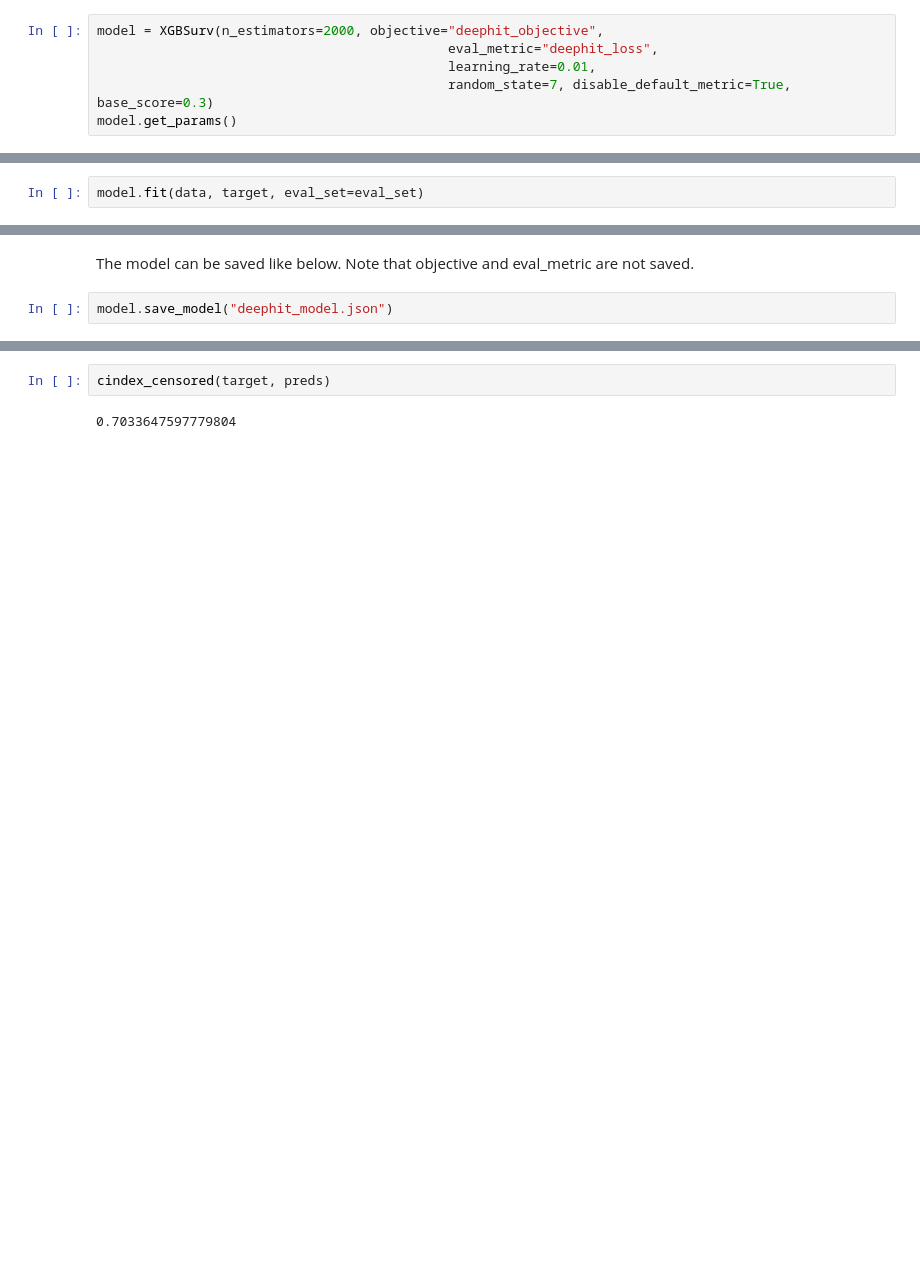
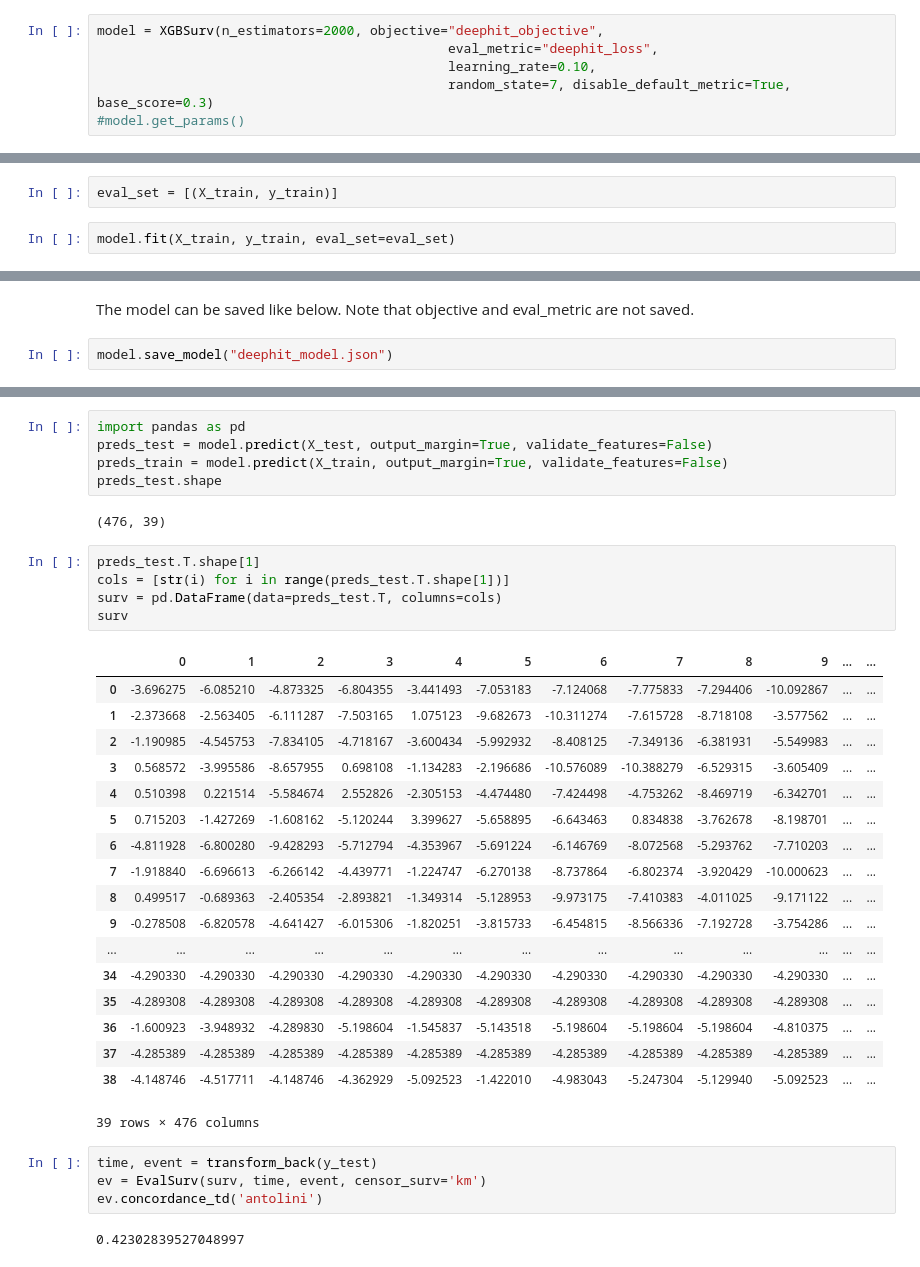
Before and after one commit to jatlantic/xgbsurv, a Jupyter notebook: examples/xgbsurv_deephit.ipynb, the cells around one changed output, grey strips where cells are left out. Saved outputs shown, nothing was run; the diff lists cells and outputs as text; blank space fills up the shorter version.

```diff
--- a/examples/xgbsurv_deephit.ipynb
+++ b/examples/xgbsurv_deephit.ipynb
@@ -33,6 +67,6 @@ target.shape
 # %%
 model = XGBSurv(n_estimators=2000, objective="deephit_objective",
                                              eval_metric="deephit_loss",
-                                             learning_rate=0.01,
+                                             learning_rate=0.10,
                                              random_state=7, disable_default_metric=True, base_score=0.3)
-model.get_params()
+#model.get_params()
@@ -69,3 +83,5 @@ eval_set = [(data, target)]
+# %%
+eval_set = [(X_train, y_train)]
 # %%
-model.fit(data, target, eval_set=eval_set)
+model.fit(X_train, y_train, eval_set=eval_set)
 # %% [output]
@@ -231,4 +138,37 @@ from xgbsurv.evaluation import cindex_censored, ibs
-# %%
-cindex_censored(target, preds)
-# %% [output]
-0.7033647597779804
+# %%
+import pandas as pd
+preds_test = model.predict(X_test, output_margin=True, validate_features=False)
+preds_train = model.predict(X_train, output_margin=True, validate_features=False)
+preds_test.shape
+# %% [output]
+(476, 39)
+# %%
+preds_test.T.shape[1]
+cols = [str(i) for i in range(preds_test.T.shape[1])]
+surv = pd.DataFrame(data=preds_test.T, columns=cols)
+surv
+# %% [output]
+|  | 0 | 1 | 2 | 3 | 4 | 5 | 6 | 7 | 8 | 9 | ... | ... |
+| 0 | -3.696275 | -6.085210 | -4.873325 | -6.804355 | -3.441493 | -7.053183 | -7.124068 | -7.775833 | -7.294406 | -10.092867 | ... | ... |
+| 1 | -2.373668 | -2.563405 | -6.111287 | -7.503165 | 1.075123 | -9.682673 | -10.311274 | -7.615728 | -8.718108 | -3.577562 | ... | ... |
+| 2 | -1.190985 | -4.545753 | -7.834105 | -4.718167 | -3.600434 | -5.992932 | -8.408125 | -7.349136 | -6.381931 | -5.549983 | ... | ... |
+| 3 | 0.568572 | -3.995586 | -8.657955 | 0.698108 | -1.134283 | -2.196686 | -10.576089 | -10.388279 | -6.529315 | -3.605409 | ... | ... |
+| 4 | 0.510398 | 0.221514 | -5.584674 | 2.552826 | -2.305153 | -4.474480 | -7.424498 | -4.753262 | -8.469719 | -6.342701 | ... | ... |
+| 5 | 0.715203 | -1.427269 | -1.608162 | -5.120244 | 3.399627 | -5.658895 | -6.643463 | 0.834838 | -3.762678 | -8.198701 | ... | ... |
+| 6 | -4.811928 | -6.800280 | -9.428293 | -5.712794 | -4.353967 | -5.691224 | -6.146769 | -8.072568 | -5.293762 | -7.710203 | ... | ... |
+| 7 | -1.918840 | -6.696613 | -6.266142 | -4.439771 | -1.224747 | -6.270138 | -8.737864 | -6.802374 | -3.920429 | -10.000623 | ... | ... |
+| 8 | 0.499517 | -0.689363 | -2.405354 | -2.893821 | -1.349314 | -5.128953 | -9.973175 | -7.410383 | -4.011025 | -9.171122 | ... | ... |
+| 9 | -0.278508 | -6.820578 | -4.641427 | -6.015306 | -1.820251 | -3.815733 | -6.454815 | -8.566336 | -7.192728 | -3.754286 | ... | ... |
+| ... | ... | ... | ... | ... | ... | ... | ... | ... | ... | ... | ... | ... |
+| 34 | -4.290330 | -4.290330 | -4.290330 | -4.290330 | -4.290330 | -4.290330 | -4.290330 | -4.290330 | -4.290330 | -4.290330 | ... | ... |
+| 35 | -4.289308 | -4.289308 | -4.289308 | -4.289308 | -4.289308 | -4.289308 | -4.289308 | -4.289308 | -4.289308 | -4.289308 | ... | ... |
+| 36 | -1.600923 | -3.948932 | -4.289830 | -5.198604 | -1.545837 | -5.143518 | -5.198604 | -5.198604 | -5.198604 | -4.810375 | ... | ... |
+| 37 | -4.285389 | -4.285389 | -4.285389 | -4.285389 | -4.285389 | -4.285389 | -4.285389 | -4.285389 | -4.285389 | -4.285389 | ... | ... |
+| 38 | -4.148746 | -4.517711 | -4.148746 | -4.362929 | -5.092523 | -1.422010 | -4.983043 | -5.247304 | -5.129940 | -5.092523 | ... | ... |
+39 rows × 476 columns
+# %%
+time, event = transform_back(y_test)
+ev = EvalSurv(surv, time, event, censor_surv='km')
+ev.concordance_td('antolini')
+# %% [output]
+0.42302839527048997
```
Also changed, not shown: parts of 31 cells of this notebook, 33 other files.
